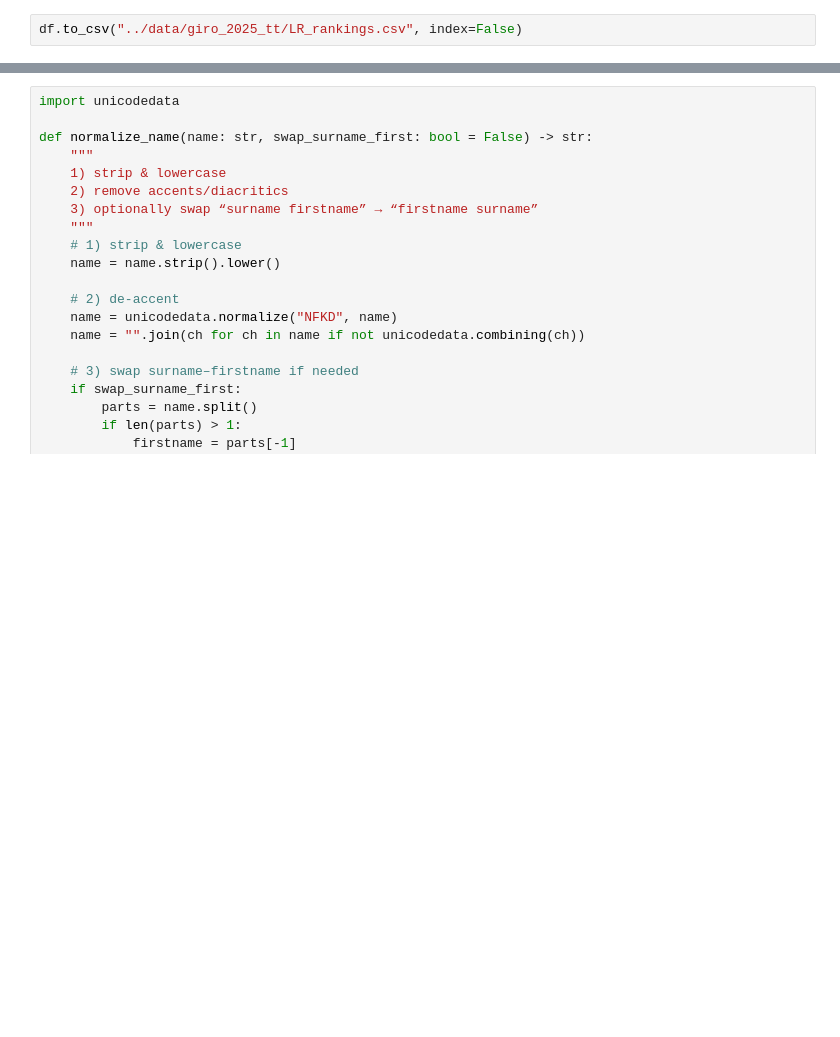
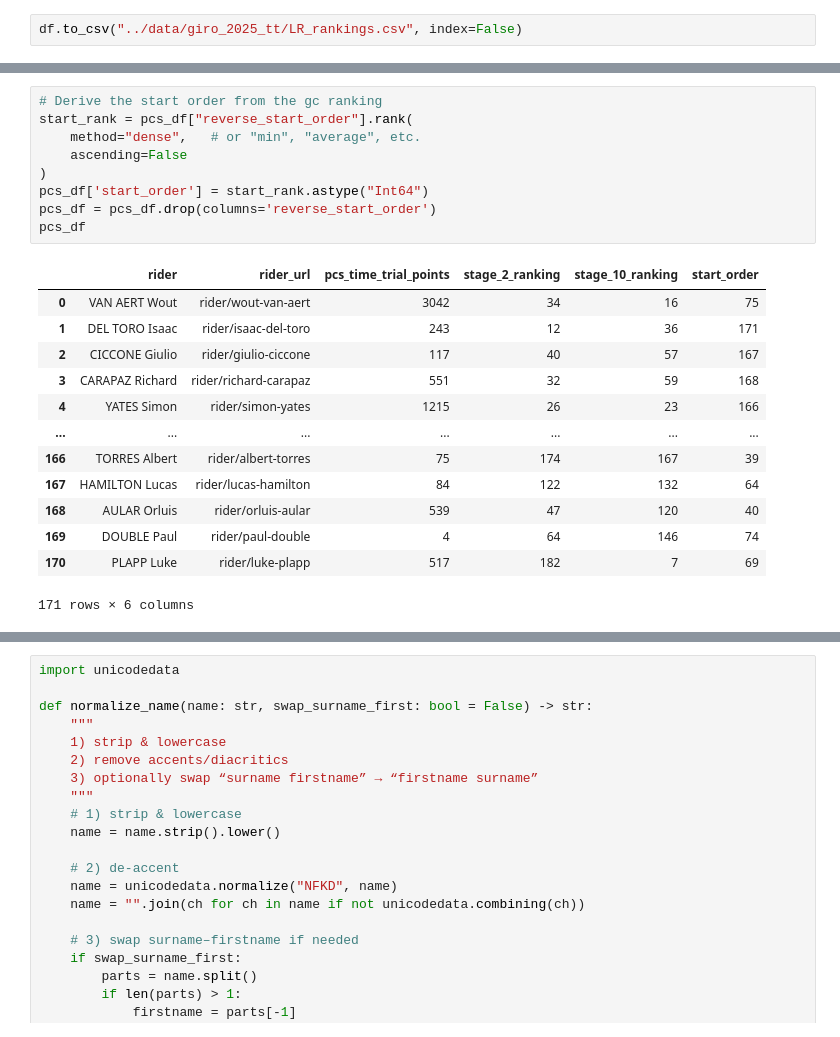
Before and after one commit to jlb112/pro-cycling-analysis, a Jupyter notebook: services/analysis/giro_tt/giro_2025_tt_performance.ipynb, the cells around one changed output, grey strips where cells are left out. Saved outputs shown, nothing was run; the diff lists cells and outputs as text; blank space fills up the shorter version.

```diff
--- a/services/analysis/giro_tt/giro_2025_tt_performance.ipynb
+++ b/services/analysis/giro_tt/giro_2025_tt_performance.ipynb
@@ -299,0 +310,23 @@ print(pcs_df.head())
+# %%
+# Derive the start order from the gc ranking
+start_rank = pcs_df["reverse_start_order"].rank(
+    method="dense",   # or "min", "average", etc.
+    ascending=False
+)
+pcs_df['start_order'] = start_rank.astype("Int64")
+pcs_df = pcs_df.drop(columns='reverse_start_order')
+pcs_df
+# %% [output]
+|  | rider | rider_url | pcs_time_trial_points | stage_2_ranking | stage_10_ranking | start_order |
+| 0 | VAN AERT Wout | rider/wout-van-aert | 3042 | 34 | 16 | 75 |
+| 1 | DEL TORO Isaac | rider/isaac-del-toro | 243 | 12 | 36 | 171 |
+| 2 | CICCONE Giulio | rider/giulio-ciccone | 117 | 40 | 57 | 167 |
+| 3 | CARAPAZ Richard | rider/richard-carapaz | 551 | 32 | 59 | 168 |
+| 4 | YATES Simon | rider/simon-yates | 1215 | 26 | 23 | 166 |
+| ... | ... | ... | ... | ... | ... | ... |
+| 166 | TORRES Albert | rider/albert-torres | 75 | 174 | 167 | 39 |
+| 167 | HAMILTON Lucas | rider/lucas-hamilton | 84 | 122 | 132 | 64 |
+| 168 | AULAR Orluis | rider/orluis-aular | 539 | 47 | 120 | 40 |
+| 169 | DOUBLE Paul | rider/paul-double | 4 | 64 | 146 | 74 |
+| 170 | PLAPP Luke | rider/luke-plapp | 517 | 182 | 7 | 69 |
+171 rows × 6 columns
```
Also changed, not shown: parts of 43 cells of this notebook.
